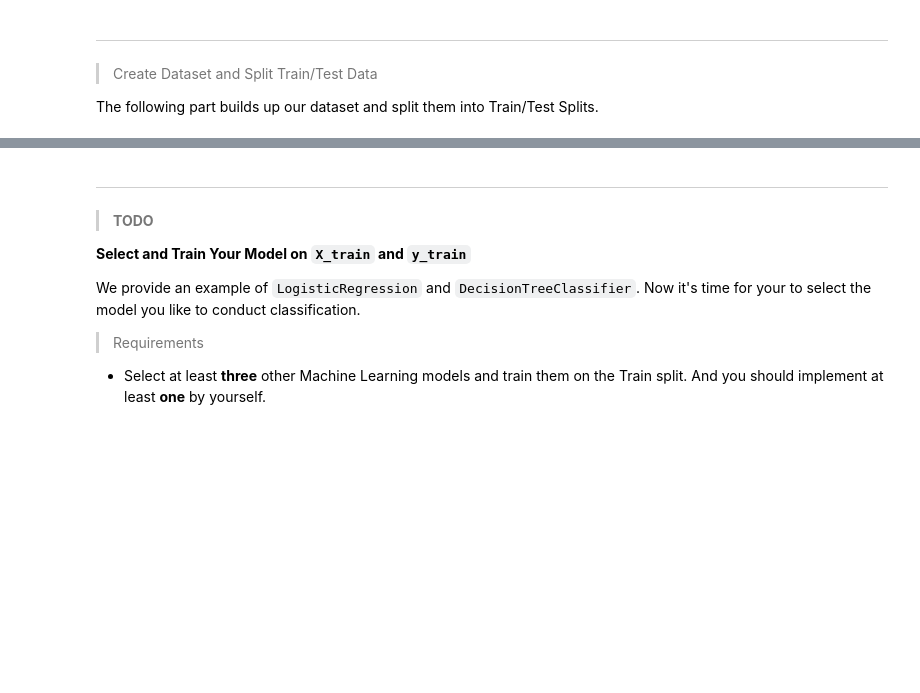
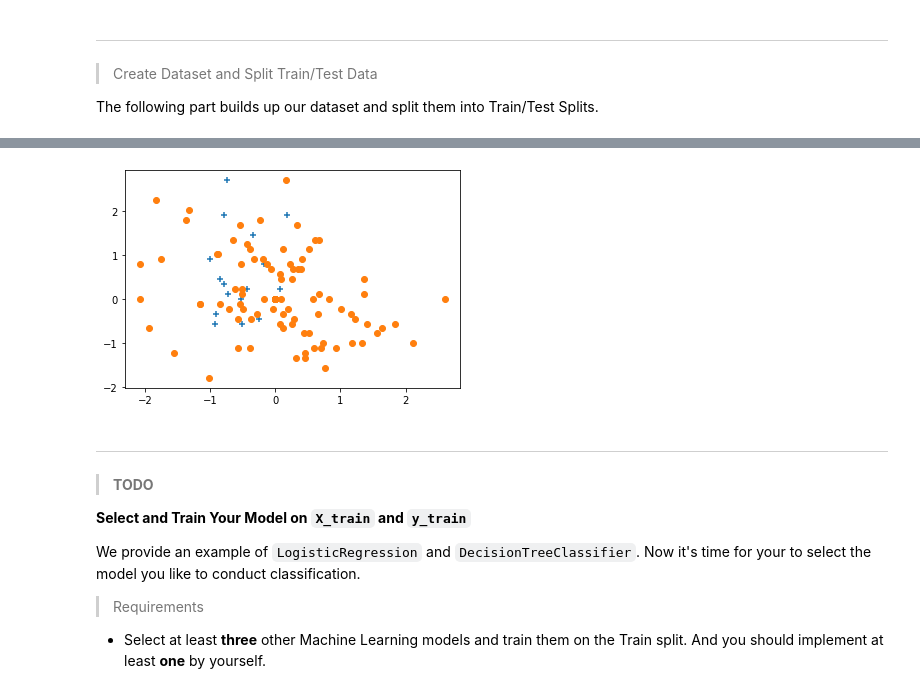
Before and after one commit to Lez-3f/IAI-Learning, a Jupyter notebook: classification/playground.ipynb, the cells around one changed output, grey strips where cells are left out. Drawn from its saved outputs; the diff is of its cells as text; code cells hidden in the pictures; blank space fills up the shorter version.

```diff
--- a/classification/playground.ipynb
+++ b/classification/playground.ipynb
@@ -264,3 +291,18 @@ X_train, X_test, y_train, y_test = train_test_split(X, y, test_size = 0.33, rand
+# %%
+# view  train data
+v_num = 1000
+pos_slice = y_train[0:v_num]==1
+neg_slice = y_train[0:v_num]==0
+pos_x = X_train.to_numpy()[0:v_num][pos_slice][:, 2:4]
+neg_x = X_train.to_numpy()[0:v_num][neg_slice][:, 2:4]
+
+# print(pos_x[:,0])
+
+plt.scatter(pos_x[:,0],pos_x[:,1],marker='+')
+plt.scatter(neg_x[:,0],neg_x[:,1],marker='o')
+plt.show()
+# %% [output]
+[figure, added]
 # %% [markdown]
 ---
 # %% [markdown]
```
Also changed, not shown: parts of 23 cells of this notebook, 2 other files.
